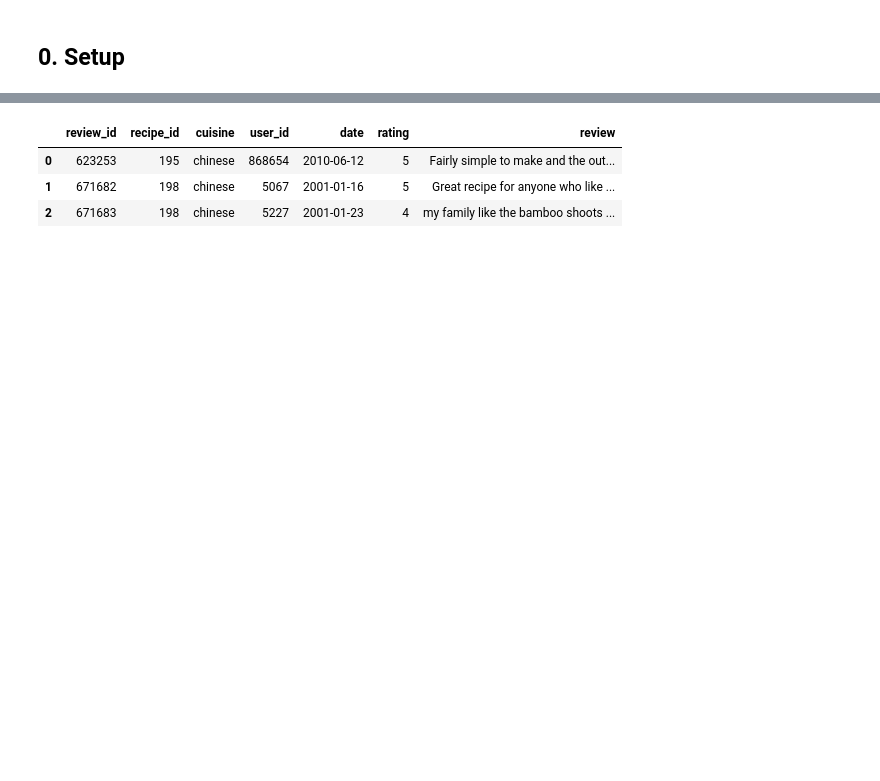
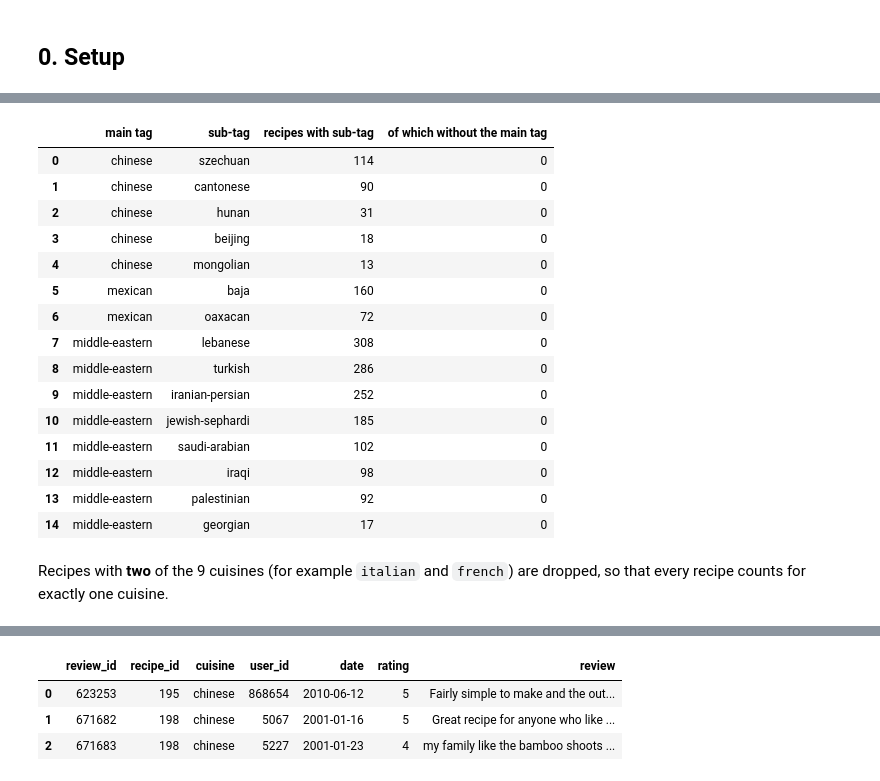
Before and after one commit to EstebanPerez99/cuisine-networks, a Jupyter notebook: notebooks/02_build_datasets.ipynb, the cells around one changed output, grey strips where cells are left out. Cells and saved outputs as stored; diff of their text form; code cells hidden in the pictures; blank space fills up the shorter version.

```diff
--- a/notebooks/02_build_datasets.ipynb
+++ b/notebooks/02_build_datasets.ipynb
@@ -37,9 +17,0 @@ As in notebook 01: the list columns are stored as text and parsed with `ast.lite
-# %%
-recipes_raw = pd.read_csv(RAW / "RAW_recipes.csv", parse_dates=["submitted"])
-reviews_raw = pd.read_csv(RAW / "RAW_interactions.csv", parse_dates=["date"])
-reviews_raw = reviews_raw.rename_axis("review_id").reset_index()
-
-for col in ["tags", "ingredients", "steps", "nutrition"]:
-    recipes_raw[col] = recipes_raw[col].map(ast.literal_eval)
-
-print(f"raw recipes: {len(recipes_raw):,} | raw reviews: {len(reviews_raw):,}")
@@ -322,0 +43,9 @@ recipes: 26,727 | reviews: 132,744
+# %%
+recipes_raw = pd.read_csv(RAW / "RAW_recipes.csv", parse_dates=["submitted"])
+reviews_raw = pd.read_csv(RAW / "RAW_interactions.csv", parse_dates=["date"])
+reviews_raw = reviews_raw.rename_axis("review_id").reset_index()
+
+for col in ["tags", "ingredients", "steps"]:
+    recipes_raw[col] = recipes_raw[col].map(ast.literal_eval)
+
+print(f"raw recipes: {len(recipes_raw):,} | raw reviews: {len(reviews_raw):,}")
@@ -322,0 +57,34 @@ recipes: 26,727 | reviews: 132,744
+# %%
+SUBTAGS = {
+    "chinese": ["szechuan", "cantonese", "hunan", "beijing", "mongolian"],
+    "mexican": ["baja", "oaxacan"],
+    "middle-eastern": ["lebanese", "turkish", "iranian-persian", "jewish-sephardi", "saudi-arabian",
+                       "iraqi", "palestinian", "georgian"],
+}
+check = pd.DataFrame([
+    {"main tag": main, "sub-tag": sub,
+     "recipes with sub-tag": recipes_raw["tags"].map(lambda t, s=sub: s in t).sum(),
+     "of which without the main tag": recipes_raw["tags"].map(lambda t, s=sub, m=main: s in t and m not in t).sum()}
+    for main, subs in SUBTAGS.items() for sub in subs
+])
+assert check["of which without the main tag"].sum() == 0
+check
+# %% [output]
+|  | main tag | sub-tag | recipes with sub-tag | of which without the main tag |
+| 0 | chinese | szechuan | 114 | 0 |
+| 1 | chinese | cantonese | 90 | 0 |
+| 2 | chinese | hunan | 31 | 0 |
+| 3 | chinese | beijing | 18 | 0 |
+| 4 | chinese | mongolian | 13 | 0 |
+| 5 | mexican | baja | 160 | 0 |
+| 6 | mexican | oaxacan | 72 | 0 |
+| 7 | middle-eastern | lebanese | 308 | 0 |
+| 8 | middle-eastern | turkish | 286 | 0 |
+| 9 | middle-eastern | iranian-persian | 252 | 0 |
+| 10 | middle-eastern | jewish-sephardi | 185 | 0 |
+| 11 | middle-eastern | saudi-arabian | 102 | 0 |
+| 12 | middle-eastern | iraqi | 98 | 0 |
+| 13 | middle-eastern | palestinian | 92 | 0 |
+| 14 | middle-eastern | georgian | 17 | 0 |
+# %% [markdown]
+Recipes with **two** of the 9 cuisines (for example `italian` and `french`) are dropped, so that every recipe counts for exactly one cuisine.
```
Also changed, not shown: parts of 65 cells of this notebook, 3 other files.
